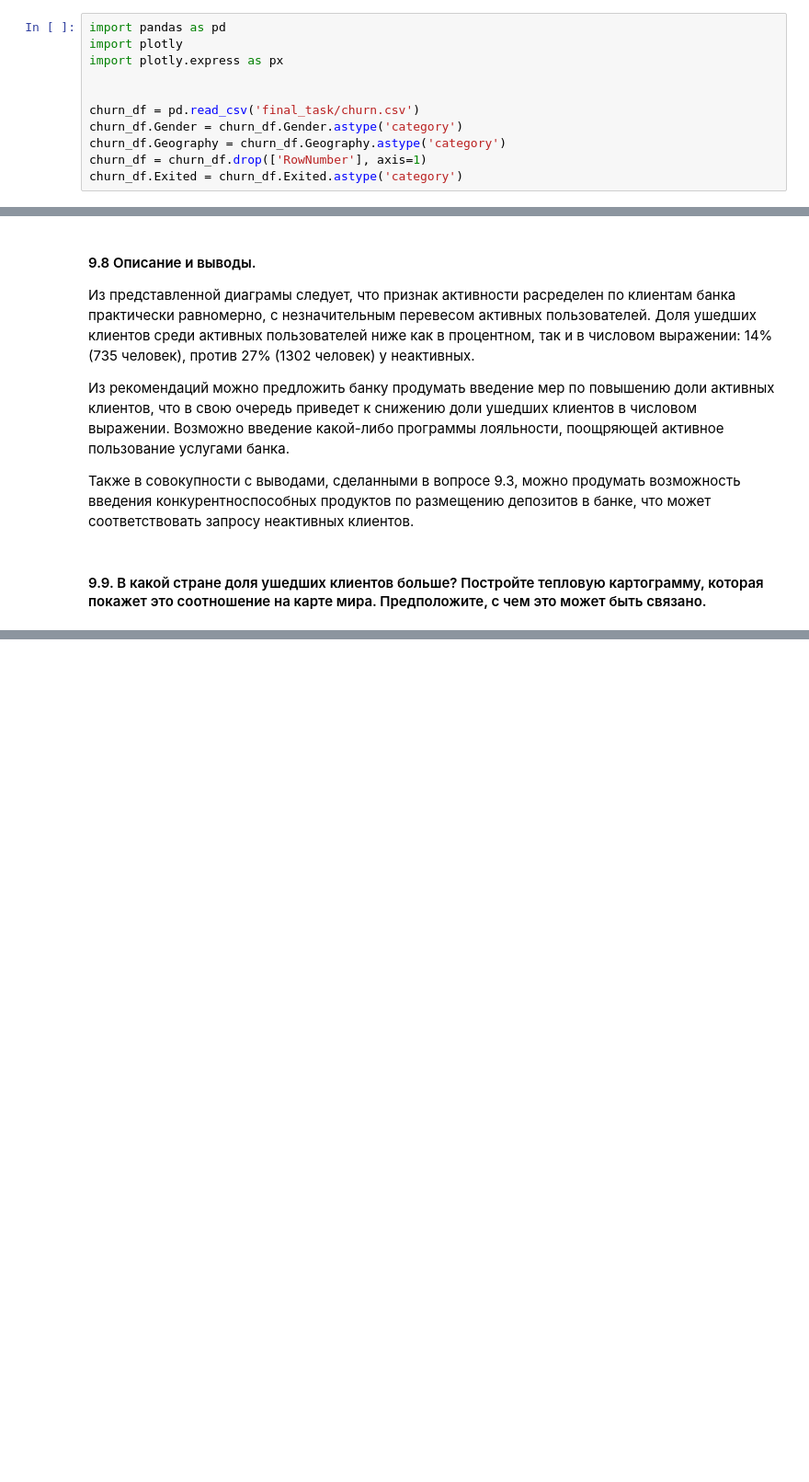
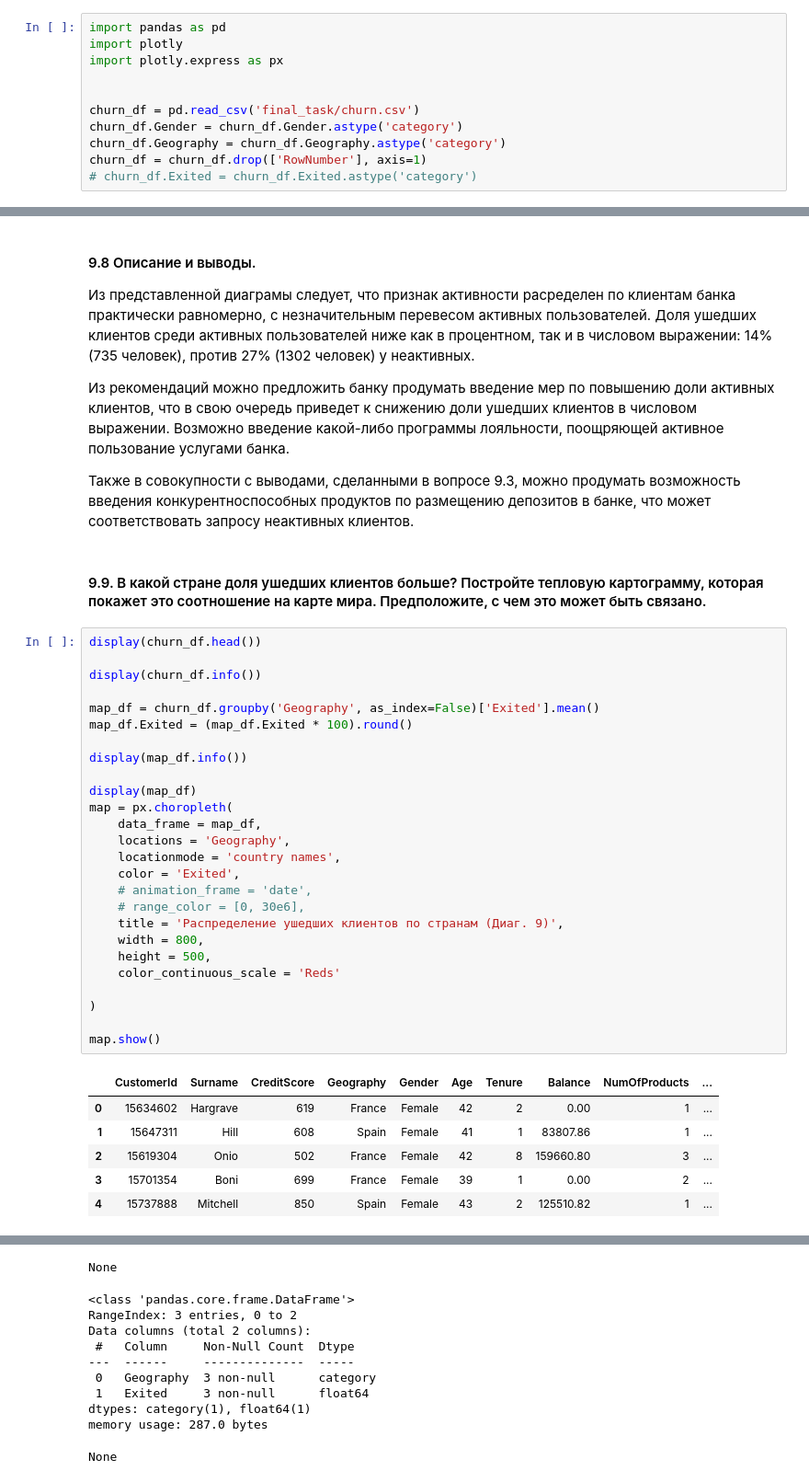
Before and after one commit to shohart/Data-Science-and-Python-learning, a Jupyter notebook: skillfactory plus/python_13_visualisation/P13_final_task.ipynb, the cells around one changed output, grey strips where cells are left out. Shown at 92% size. Cells and saved outputs as stored; diff of their text form; blank space fills up the shorter version.

```diff
--- a/skillfactory plus/python_13_visualisation/P13_final_task.ipynb
+++ b/skillfactory plus/python_13_visualisation/P13_final_task.ipynb
@@ -10,7 +10,7 @@ churn_df = pd.read_csv('final_task/churn.csv')
 churn_df.Gender = churn_df.Gender.astype('category')
 churn_df.Geography = churn_df.Geography.astype('category')
 churn_df = churn_df.drop(['RowNumber'], axis=1)
-churn_df.Exited = churn_df.Exited.astype('category')
+# churn_df.Exited = churn_df.Exited.astype('category')
 # %% [markdown]
 #### 9.1 Каково соотношение ушедших и лояльных клиентов? График и комментарий по соотношению.
 # %%
@@ -319,3 +324,36 @@ bar3.show()
 Также в совокупности с выводами, сделанными в вопросе 9.3, можно продумать возможность введения конкурентноспособных продуктов по размещению депозитов в банке, что может соответствовать запросу неактивных клиентов.
 # %% [markdown]
 #### 9.9. В какой стране доля ушедших клиентов больше? Постройте тепловую картограмму, которая покажет это соотношение на карте мира. Предположите, с чем это может быть связано.
+# %%
+display(churn_df.head())
+
+display(churn_df.info())
+
+map_df = churn_df.groupby('Geography', as_index=False)['Exited'].mean()
+map_df.Exited = (map_df.Exited * 100).round()
+
+display(map_df.info())
+
+display(map_df)
+map = px.choropleth(
+    data_frame = map_df,
+    locations = 'Geography',
+    locationmode = 'country names',
+    color = 'Exited',
+    # animation_frame = 'date',
+    # range_color = [0, 30e6],
+    title = 'Распределение ушедших клиентов по странам (Диаг. 9)',
+    width = 800,
+    height = 500,
+    color_continuous_scale = 'Reds'
+
+)
+
+map.show()
+# %% [output]
+|  | CustomerId | Surname | CreditScore | Geography | Gender | Age | Tenure | Balance | NumOfProducts | ... |
+| 0 | 15634602 | Hargrave | 619 | France | Female | 42 | 2 | 0.00 | 1 | ... |
+| 1 | 15647311 | Hill | 608 | Spain | Female | 41 | 1 | 83807.86 | 1 | ... |
+| 2 | 15619304 | Onio | 502 | France | Female | 42 | 8 | 159660.80 | 3 | ... |
+| 3 | 15701354 | Boni | 699 | France | Female | 39 | 1 | 0.00 | 2 | ... |
+| 4 | 15737888 | Mitchell | 850 | Spain | Female | 43 | 2 | 125510.82 | 1 | ... |
@@ -321,0 +380,11 @@ bar3.show()
+None
+<class 'pandas.core.frame.DataFrame'>
+RangeIndex: 3 entries, 0 to 2
+Data columns (total 2 columns):
+ #   Column     Non-Null Count  Dtype
+---  ------     --------------  -----
+ 0   Geography  3 non-null      category
+ 1   Exited     3 non-null      float64
+dtypes: category(1), float64(1)
+memory usage: 287.0 bytes
+None
```
Also changed, not shown: parts of 6 cells of this notebook.
